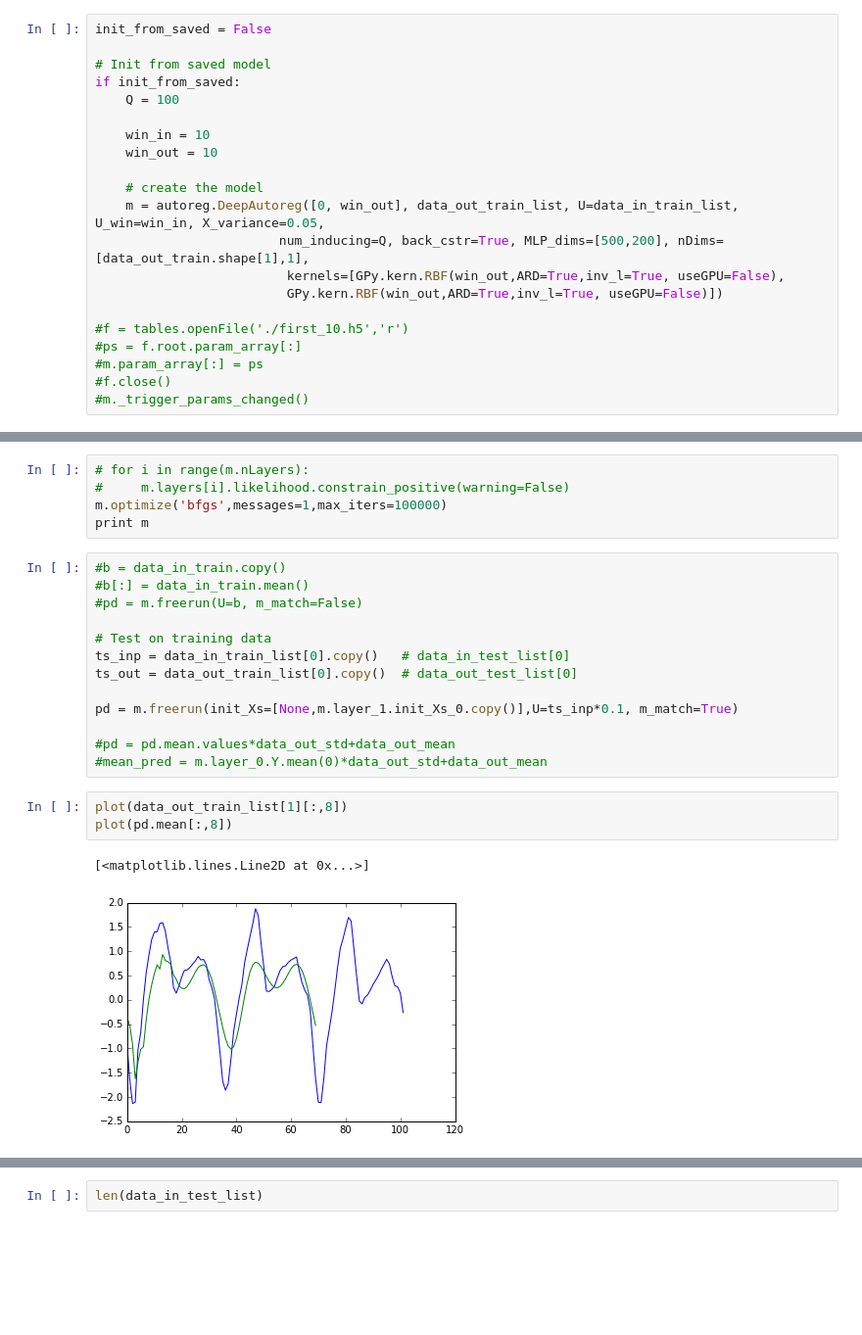
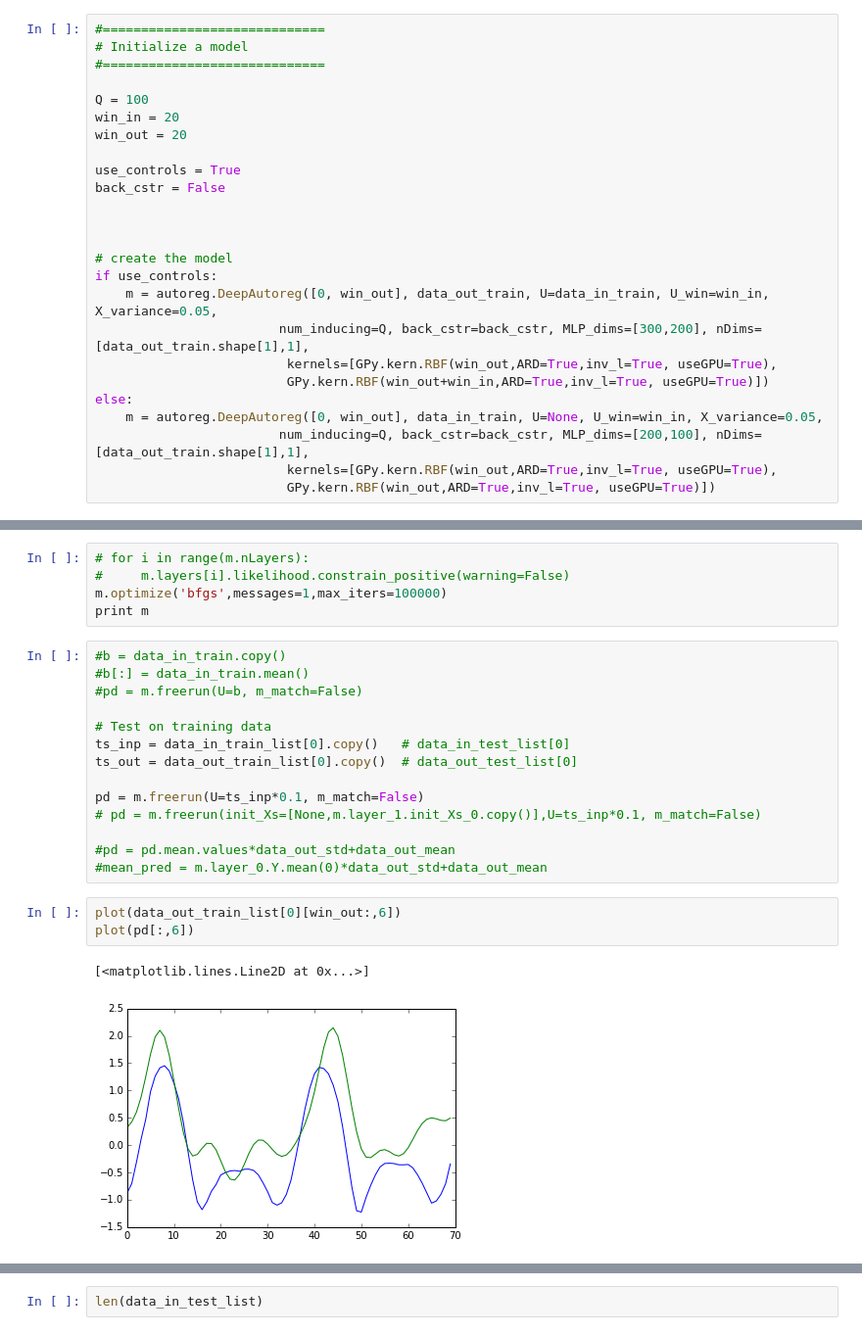
Before and after one commit to zhenwendai/RGP, a Jupyter notebook: examples/walk_run_2_zhenwen.ipynb, the cells around one changed output, grey strips where cells are left out. Shown: that part at 98% size. Cells and saved outputs as stored; diff of their text form; blank space fills up the shorter version.

```diff
--- a/examples/walk_run_2_zhenwen.ipynb
+++ b/examples/walk_run_2_zhenwen.ipynb
@@ -319,21 +323,25 @@ _=plot(data_out_train[:,0])
 # %%
-init_from_saved = False
+#=============================
+# Initialize a model
+#=============================
 
-# Init from saved model
-if init_from_saved:
-    Q = 100
+Q = 100
+win_in = 20
+win_out = 20
 
-    win_in = 10
-    win_out = 10
+use_controls = True
+back_cstr = False
 
-    # create the model
-    m = autoreg.DeepAutoreg([0, win_out], data_out_train_list, U=data_in_train_list, U_win=win_in, X_variance=0.05,
-                        num_inducing=Q, back_cstr=True, MLP_dims=[500,200], nDims=[data_out_train.shape[1],1],
-                         kernels=[GPy.kern.RBF(win_out,ARD=True,inv_l=True, useGPU=False),
-                         GPy.kern.RBF(win_out,ARD=True,inv_l=True, useGPU=False)])
 
-#f = tables.openFile('./first_10.h5','r')
-#ps = f.root.param_array[:]
-#m.param_array[:] = ps
-#f.close()
-#m._trigger_params_changed()
+
+# create the model
+if use_controls:
+    m = autoreg.DeepAutoreg([0, win_out], data_out_train, U=data_in_train, U_win=win_in, X_variance=0.05,
+                        num_inducing=Q, back_cstr=back_cstr, MLP_dims=[300,200], nDims=[data_out_train.shape[1],1],
+                         kernels=[GPy.kern.RBF(win_out,ARD=True,inv_l=True, useGPU=True),
+                         GPy.kern.RBF(win_out+win_in,ARD=True,inv_l=True, useGPU=True)])
+else:
+    m = autoreg.DeepAutoreg([0, win_out], data_in_train, U=None, U_win=win_in, X_variance=0.05,
+                        num_inducing=Q, back_cstr=back_cstr, MLP_dims=[200,100], nDims=[data_out_train.shape[1],1],
+                         kernels=[GPy.kern.RBF(win_out,ARD=True,inv_l=True, useGPU=True),
+                         GPy.kern.RBF(win_out,ARD=True,inv_l=True, useGPU=True)])
@@ -502,13 +504,14 @@ print m
 ts_inp = data_in_train_list[0].copy()   # data_in_test_list[0]
 ts_out = data_out_train_list[0].copy()  # data_out_test_list[0]
 
-pd = m.freerun(init_Xs=[None,m.layer_1.init_Xs_0.copy()],U=ts_inp*0.1, m_match=True)
+pd = m.freerun(U=ts_inp*0.1, m_match=False)
+# pd = m.freerun(init_Xs=[None,m.layer_1.init_Xs_0.copy()],U=ts_inp*0.1, m_match=False)
 
 #pd = pd.mean.values*data_out_std+data_out_mean
 #mean_pred = m.layer_0.Y.mean(0)*data_out_std+data_out_mean
 # %%
-plot(data_out_train_list[1][:,8])
-plot(pd.mean[:,8])
+plot(data_out_train_list[0][win_out:,6])
+plot(pd[:,6])
 # %% [output]
 [<matplotlib.lines.Line2D at 0x...>]
-[figure, old version]
+[figure, new version]
```
Also changed, not shown: parts of 34 cells of this notebook.
